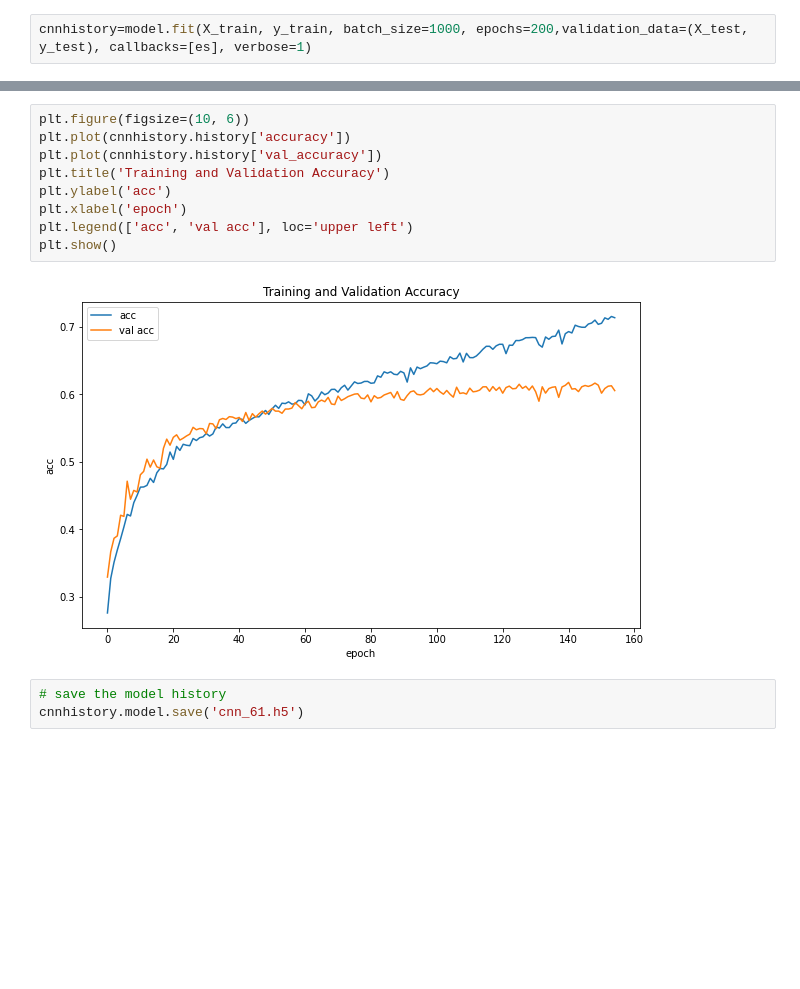
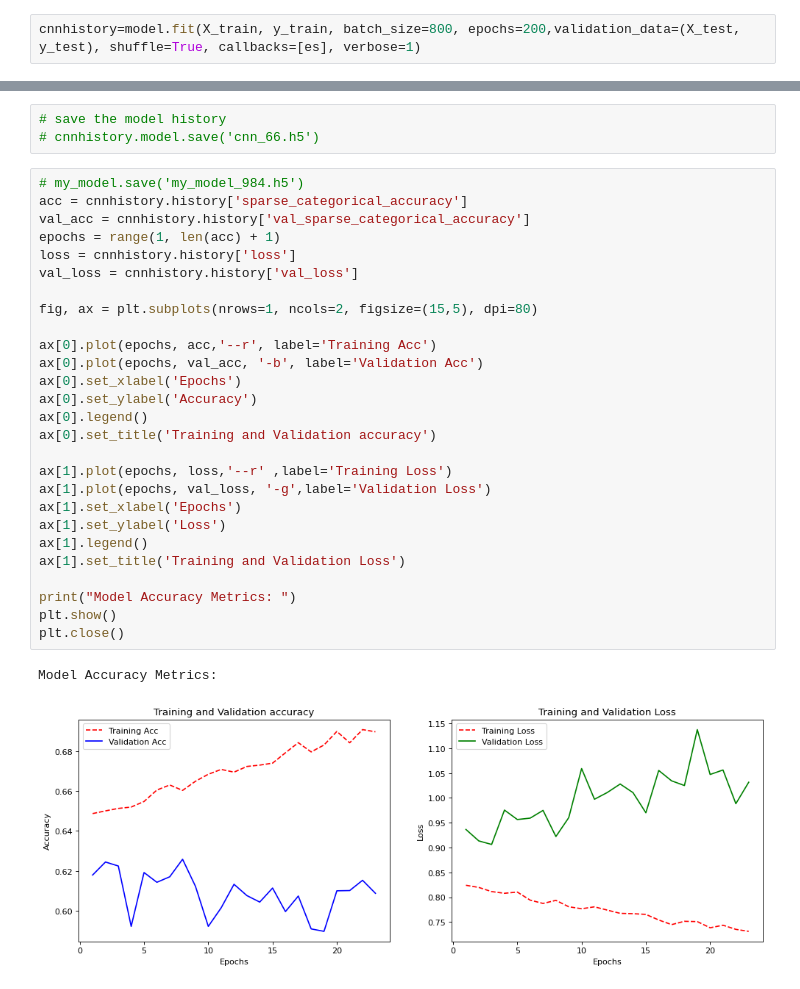
Before and after one commit to PastaGits/VocalEmotionSensor, a Jupyter notebook: misc/mfcc_model.ipynb, the cells around one changed output, grey strips where cells are left out. Cells and saved outputs as stored; diff of their text form; blank space fills up the shorter version.

```diff
--- a/misc/mfcc_model.ipynb
+++ b/misc/mfcc_model.ipynb
@@ -147,5 +159,5 @@ Non-trainable params: 0
 _________________________________________________________________
 # %%
-cnnhistory=model.fit(X_train, y_train, batch_size=1000, epochs=200,validation_data=(X_test, y_test), callbacks=[es], verbose=1)
+cnnhistory=model.fit(X_train, y_train, batch_size=800, epochs=200,validation_data=(X_test, y_test), shuffle=True, callbacks=[es], verbose=1)
 # %% [output]
 Epoch 1/200
@@ -179,14 +180,33 @@ plt.show()
-# %%
-plt.figure(figsize=(10, 6))
-plt.plot(cnnhistory.history['accuracy'])
-plt.plot(cnnhistory.history['val_accuracy'])
-plt.title('Training and Validation Accuracy')
-plt.ylabel('acc')
-plt.xlabel('epoch')
-plt.legend(['acc', 'val acc'], loc='upper left')
-plt.show()
-# %% [output]
-[figure, removed]
 # %%
 # save the model history
-cnnhistory.model.save('cnn_61.h5')
+# cnnhistory.model.save('cnn_66.h5')
+# %%
+# my_model.save('my_model_984.h5')
+acc = cnnhistory.history['sparse_categorical_accuracy']
+val_acc = cnnhistory.history['val_sparse_categorical_accuracy']
+epochs = range(1, len(acc) + 1)
+loss = cnnhistory.history['loss']
+val_loss = cnnhistory.history['val_loss']
+
+fig, ax = plt.subplots(nrows=1, ncols=2, figsize=(15,5), dpi=80)
+
+ax[0].plot(epochs, acc,'--r', label='Training Acc')
+ax[0].plot(epochs, val_acc, '-b', label='Validation Acc')
+ax[0].set_xlabel('Epochs')
+ax[0].set_ylabel('Accuracy')
+ax[0].legend()
+ax[0].set_title('Training and Validation accuracy')
+
+ax[1].plot(epochs, loss,'--r' ,label='Training Loss')
+ax[1].plot(epochs, val_loss, '-g',label='Validation Loss')
+ax[1].set_xlabel('Epochs')
+ax[1].set_ylabel('Loss')
+ax[1].legend()
+ax[1].set_title('Training and Validation Loss')
+
+print("Model Accuracy Metrics: ")
+plt.show()
+plt.close()
+# %% [output]
+Model Accuracy Metrics:
+[figure, added]
```
Also changed, not shown: parts of 9 cells of this notebook, 13 other files.
